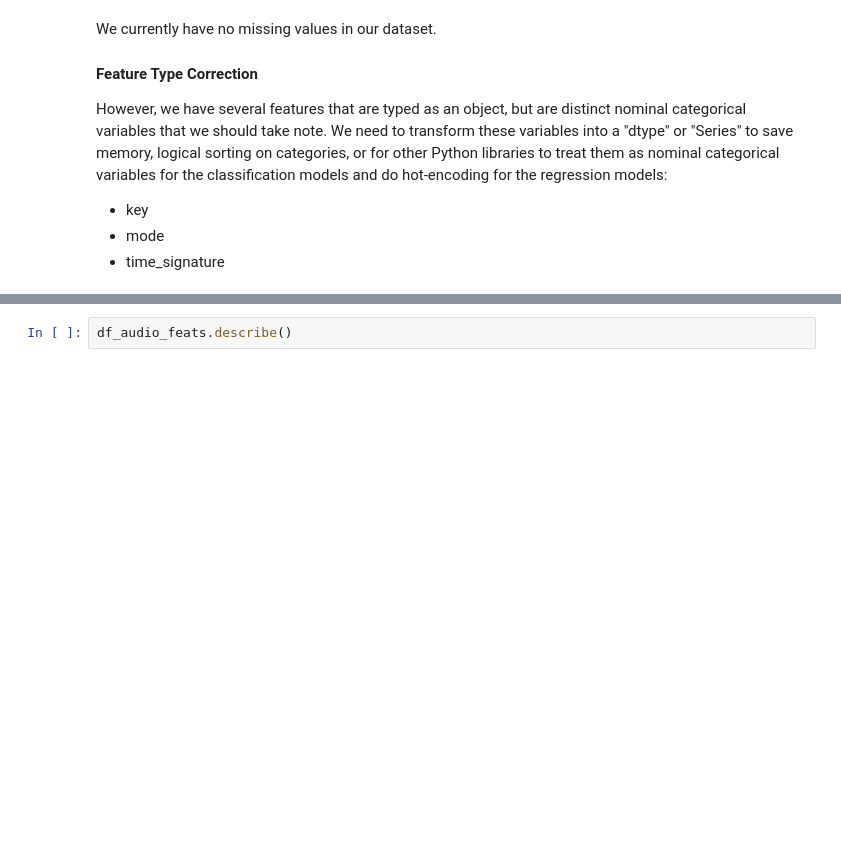
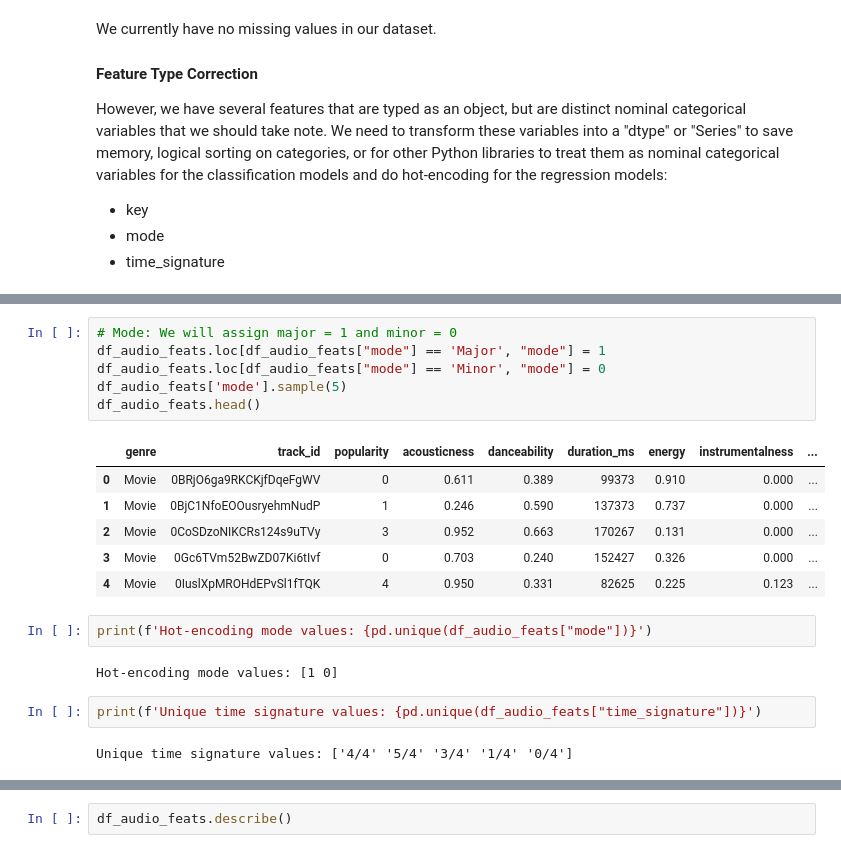
Before and after one commit to xiolett/ML1, a Jupyter notebook: Lab2_Classification/Group2_Lab2_Classification.ipynb, the cells around one changed output, grey strips where cells are left out. Cells and saved outputs as stored; diff of their text form; blank space fills up the shorter version.

```diff
--- a/Lab2_Classification/Group2_Lab2_Classification.ipynb
+++ b/Lab2_Classification/Group2_Lab2_Classification.ipynb
@@ -222,0 +214,21 @@ dtype: object
+# %%
+# Mode: We will assign major = 1 and minor = 0
+df_audio_feats.loc[df_audio_feats["mode"] == 'Major', "mode"] = 1
+df_audio_feats.loc[df_audio_feats["mode"] == 'Minor', "mode"] = 0
+df_audio_feats['mode'].sample(5)
+df_audio_feats.head()
+# %% [output]
+|  | genre | track_id | popularity | acousticness | danceability | duration_ms | energy | instrumentalness | ... |
+| 0 | Movie | 0BRjO6ga9RKCKjfDqeFgWV | 0 | 0.611 | 0.389 | 99373 | 0.910 | 0.000 | ... |
+| 1 | Movie | 0BjC1NfoEOOusryehmNudP | 1 | 0.246 | 0.590 | 137373 | 0.737 | 0.000 | ... |
+| 2 | Movie | 0CoSDzoNIKCRs124s9uTVy | 3 | 0.952 | 0.663 | 170267 | 0.131 | 0.000 | ... |
+| 3 | Movie | 0Gc6TVm52BwZD07Ki6tIvf | 0 | 0.703 | 0.240 | 152427 | 0.326 | 0.000 | ... |
+| 4 | Movie | 0IuslXpMROHdEPvSl1fTQK | 4 | 0.950 | 0.331 | 82625 | 0.225 | 0.123 | ... |
+# %%
+print(f'Hot-encoding mode values: {pd.unique(df_audio_feats["mode"])}')
+# %% [output]
+Hot-encoding mode values: [1 0]
+# %%
+print(f'Unique time signature values: {pd.unique(df_audio_feats["time_signature"])}')
+# %% [output]
+Unique time signature values: ['4/4' '5/4' '3/4' '1/4' '0/4']
```
Also changed, not shown: parts of 50 cells of this notebook.
